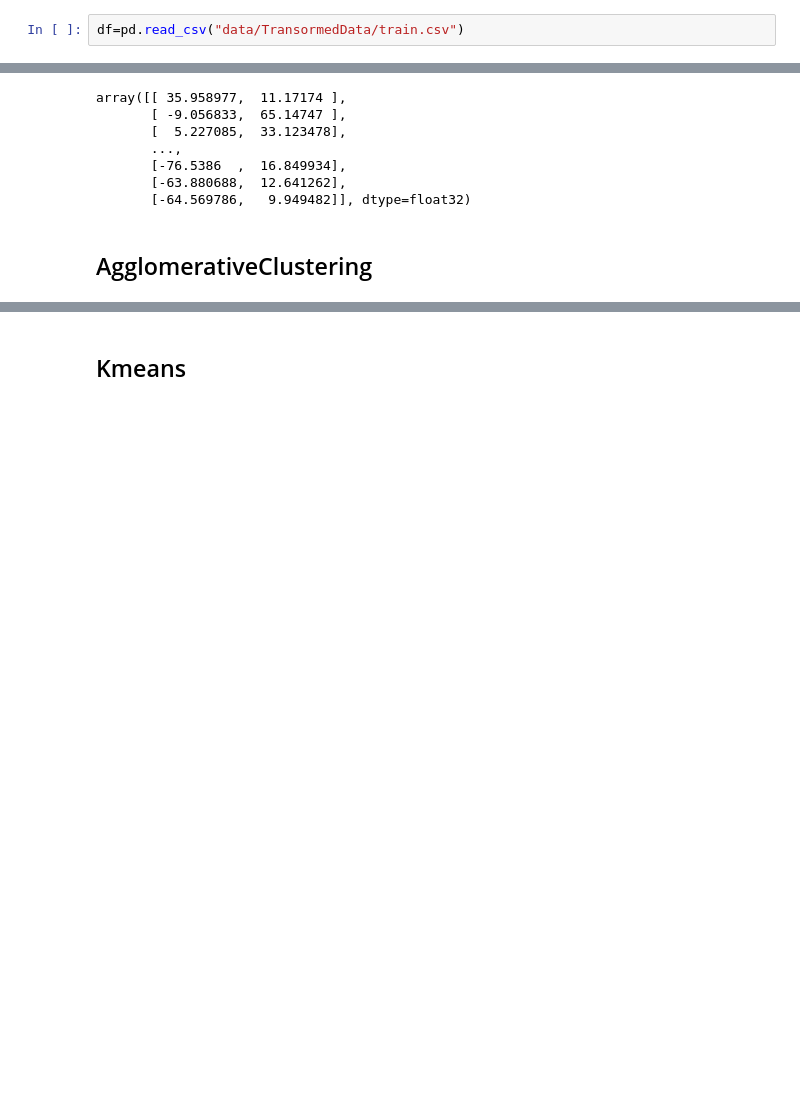
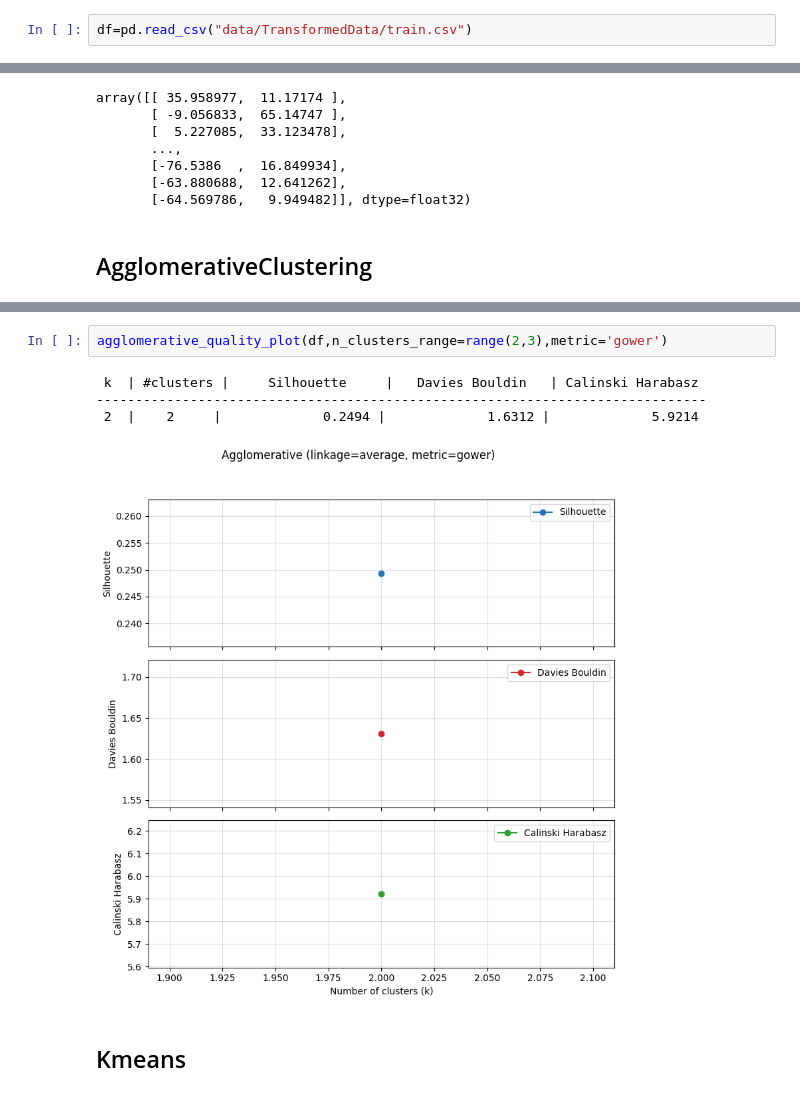
Before and after one commit to andrzejewskimaciej/ML_Intro_Projects, a Jupyter notebook: Project 2 - clustering/04_Clustering.ipynb, the cells around one changed output, grey strips where cells are left out. Cells and saved outputs as stored; diff of their text form; blank space fills up the shorter version.

```diff
--- a/Project 2 - clustering/04_Clustering.ipynb
+++ b/Project 2 - clustering/04_Clustering.ipynb
@@ -33,3 +48,3 @@ from Transformers import *
 # %%
-df=pd.read_csv("data/TransormedData/train.csv")
+df=pd.read_csv("data/TransformedData/train.csv")
 # %%
@@ -198,6 +223,13 @@ agglomerative_quality_plot(df,n_clusters_range=range(2,3))
 ------------------------------------------------------------------------------
  2  |        2 |             0.1914 |             2.0451 |          4715.0978
 [figure]
+# %%
+agglomerative_quality_plot(df,n_clusters_range=range(2,3),metric='gower')
+# %% [output]
+ k  | #clusters |     Silhouette     |   Davies Bouldin   | Calinski Harabasz
+------------------------------------------------------------------------------
+ 2  |    2     |             0.2494 |             1.6312 |             5.9214
+[figure, added]
 # %% [markdown]
 ## Kmeans
 # %%
```
Also changed, not shown: parts of 11 cells of this notebook, 6 other files.
